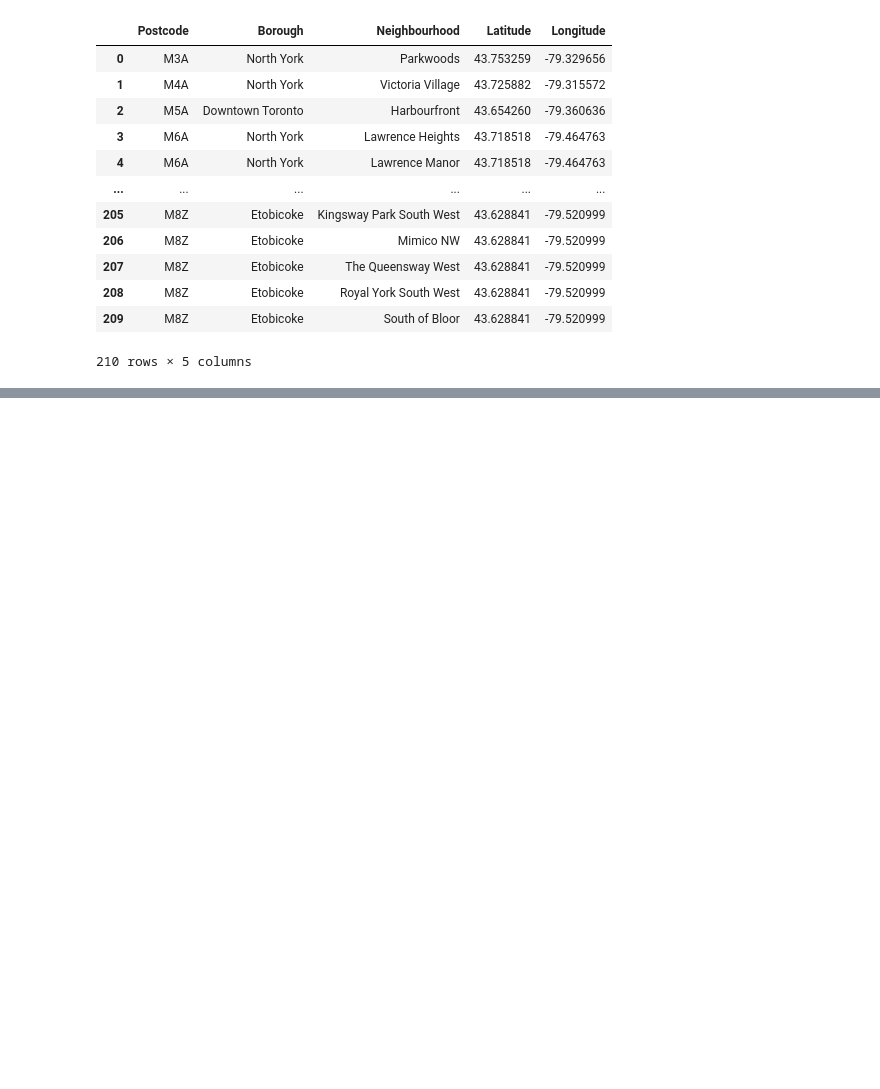
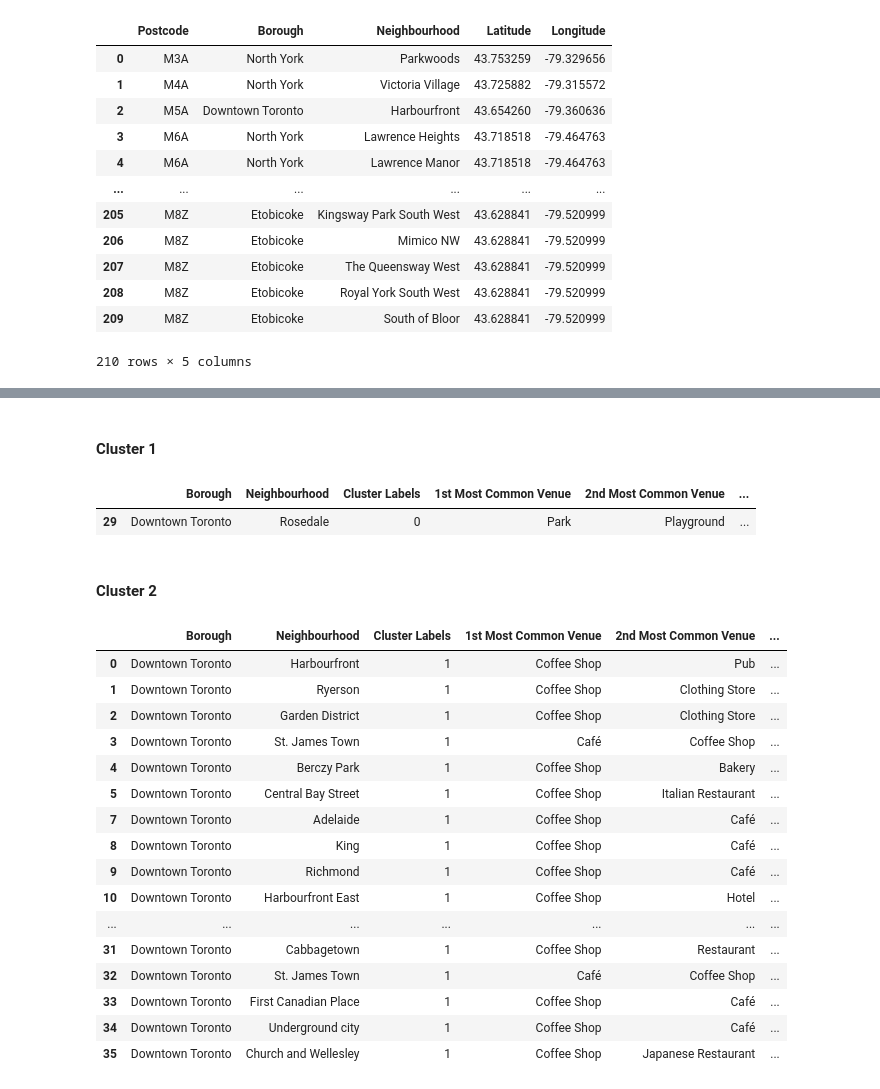
Before and after one commit to mkrish86/github_example, a Jupyter notebook: SegmentingAndClustering-Location.ipynb, the cells around one changed output, grey strips where cells are left out. Cells and saved outputs as stored; diff of their text form; code cells hidden in the pictures; blank space fills up the shorter version.

```diff
--- a/SegmentingAndClustering-Location.ipynb
+++ b/SegmentingAndClustering-Location.ipynb
@@ -112,0 +432,21 @@ result
+# %%
+num_top_venues = 10
+
+indicators = ['st', 'nd', 'rd']
+
+# create columns according to number of top venues
+columns = ['Neighbourhood']
+for ind in np.arange(num_of_topvenues):
+    try:
+        columns.append('{}{} Most Common Venue'.format(ind+1, indicators[ind]))
+    except:
+        columns.append('{}th Most Common Venue'.format(ind+1))
+
+# create a new dataframe
+neighborhoods_venues_sorted = pd.DataFrame(columns=columns)
+neighborhoods_venues_sorted['Neighbourhood'] = dtown_toronto_grouped['Neighbourhood']
+
+for ind in np.arange( dtown_toronto_grouped.shape[0]):
+    neighborhoods_venues_sorted.iloc[ind, 1:] = return_most_common_venues(dtown_toronto_grouped.iloc[ind, :], num_of_topvenues)
+
+neighborhoods_venues_sorted.head()
@@ -112,0 +462,12 @@ result
+# %%
+from sklearn.cluster import KMeans
+# set number of clusters
+kclusters = 5
+
+dtown_toronto_grouped_clustering = dtown_toronto_grouped.drop('Neighbourhood', 1)
+dtown_toronto_grouped_clustering.head()
+# run k-means clustering
+kmeans = KMeans(n_clusters=kclusters, random_state=0).fit(dtown_toronto_grouped_clustering)
+
+# check cluster labels generated for each row in the dataframe
+kmeans.labels_[0:10]
@@ -112,0 +478,10 @@ result
+# %%
+# add clustering labels
+neighborhoods_venues_sorted.insert(0, 'Cluster Labels', kmeans.labels_)
+
+dtown_toronto_merged = dtown_toronto
+
+# merge toronto_grouped with toronto_data to add latitude/longitude for each neighborhood
+dtown_toronto_merged = dtown_toronto_merged.join(neighborhoods_venues_sorted.set_index('Neighbourhood'), on='Neighbourhood')
+
+dtown_toronto_merged.head() # check the last columns!
@@ -112,0 +522,29 @@ result
+# %% [markdown]
+#### Cluster 1
+# %%
+dtown_toronto_merged.loc[dtown_toronto_merged['Cluster Labels'] == 0, dtown_toronto_merged.columns[[1,2] + list(range(5, dtown_toronto_merged.shape[1]))]]
+# %% [output]
+|  | Borough | Neighbourhood | Cluster Labels | 1st Most Common Venue | 2nd Most Common Venue | ... |
+| 29 | Downtown Toronto | Rosedale | 0 | Park | Playground | ... |
+# %% [markdown]
+#### Cluster 2
+# %%
+dtown_toronto_merged.loc[dtown_toronto_merged['Cluster Labels'] == 1, dtown_toronto_merged.columns[[1,2] + list(range(5, dtown_toronto_merged.shape[1]))]]
+# %% [output]
+|  | Borough | Neighbourhood | Cluster Labels | 1st Most Common Venue | 2nd Most Common Venue | ... |
+| 0 | Downtown Toronto | Harbourfront | 1 | Coffee Shop | Pub | ... |
+| 1 | Downtown Toronto | Ryerson | 1 | Coffee Shop | Clothing Store | ... |
+| 2 | Downtown Toronto | Garden District | 1 | Coffee Shop | Clothing Store | ... |
+| 3 | Downtown Toronto | St. James Town | 1 | Café | Coffee Shop | ... |
+| 4 | Downtown Toronto | Berczy Park | 1 | Coffee Shop | Bakery | ... |
+| 5 | Downtown Toronto | Central Bay Street | 1 | Coffee Shop | Italian Restaurant | ... |
+| 7 | Downtown Toronto | Adelaide | 1 | Coffee Shop | Café | ... |
+| 8 | Downtown Toronto | King | 1 | Coffee Shop | Café | ... |
+| 9 | Downtown Toronto | Richmond | 1 | Coffee Shop | Café | ... |
+| 10 | Downtown Toronto | Harbourfront East | 1 | Coffee Shop | Hotel | ... |
+| ... | ... | ... | ... | ... | ... | ... |
+| 31 | Downtown Toronto | Cabbagetown | 1 | Coffee Shop | Restaurant | ... |
+| 32 | Downtown Toronto | St. James Town | 1 | Café | Coffee Shop | ... |
+| 33 | Downtown Toronto | First Canadian Place | 1 | Coffee Shop | Café | ... |
+| 34 | Downtown Toronto | Underground city | 1 | Coffee Shop | Café | ... |
+| 35 | Downtown Toronto | Church and Wellesley | 1 | Coffee Shop | Japanese Restaurant | ... |
```
Also changed, not shown: parts of 54 cells of this notebook.
